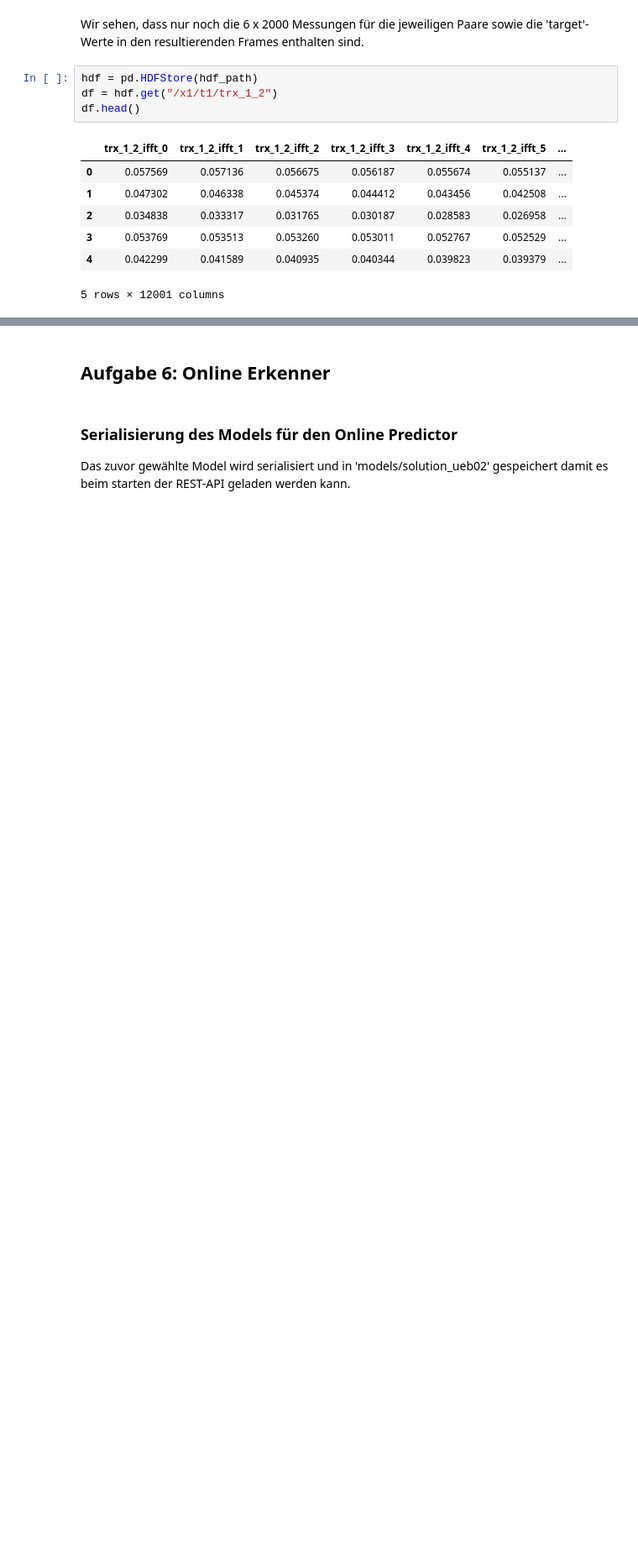
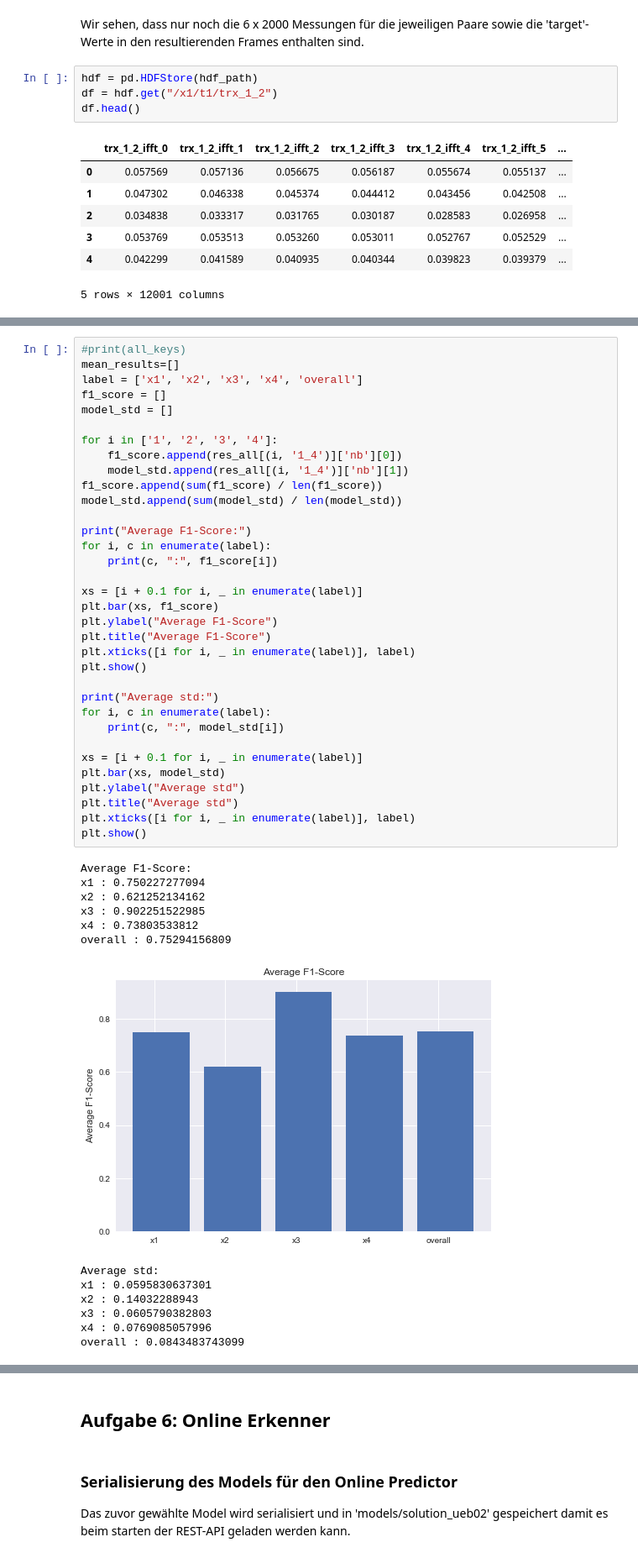
Before and after one commit to hhain/sdap17, a Jupyter notebook: notebooks/solution_ueb02/mustererkennung_in_funkmessdaten.ipynb, the cells around one changed output, grey strips where cells are left out. Shown at 84% size. Saved outputs shown, nothing was run; the diff lists cells and outputs as text; blank space fills up the shorter version.

```diff
--- a/notebooks/solution_ueb02/mustererkennung_in_funkmessdaten.ipynb
+++ b/notebooks/solution_ueb02/mustererkennung_in_funkmessdaten.ipynb
@@ -597,0 +573,48 @@ mean F1 for nb:  0.7445928871615238
+# %%
+#print(all_keys)
+mean_results=[]
+label = ['x1', 'x2', 'x3', 'x4', 'overall']
+f1_score = []
+model_std = []
+
+for i in ['1', '2', '3', '4']:
+    f1_score.append(res_all[(i, '1_4')]['nb'][0])
+    model_std.append(res_all[(i, '1_4')]['nb'][1])
+f1_score.append(sum(f1_score) / len(f1_score))
+model_std.append(sum(model_std) / len(model_std))
+
+print("Average F1-Score:")
+for i, c in enumerate(label):
+    print(c, ":", f1_score[i])
+
+xs = [i + 0.1 for i, _ in enumerate(label)]
+plt.bar(xs, f1_score)
+plt.ylabel("Average F1-Score")
+plt.title("Average F1-Score")
+plt.xticks([i for i, _ in enumerate(label)], label)
+plt.show()
+
+print("Average std:")
+for i, c in enumerate(label):
+    print(c, ":", model_std[i])
+
+xs = [i + 0.1 for i, _ in enumerate(label)]
+plt.bar(xs, model_std)
+plt.ylabel("Average std")
+plt.title("Average std")
+plt.xticks([i for i, _ in enumerate(label)], label)
+plt.show()
+# %% [output]
+Average F1-Score:
+x1 : 0.750227277094
+x2 : 0.621252134162
+x3 : 0.902251522985
+x4 : 0.73803533812
+overall : 0.75294156809
+[figure, added]
+Average std:
+x1 : 0.0595830637301
+x2 : 0.14032288943
+x3 : 0.0605790382803
+x4 : 0.0769085057996
+overall : 0.0843483743099
```
Also changed, not shown: parts of 12 cells of this notebook.
